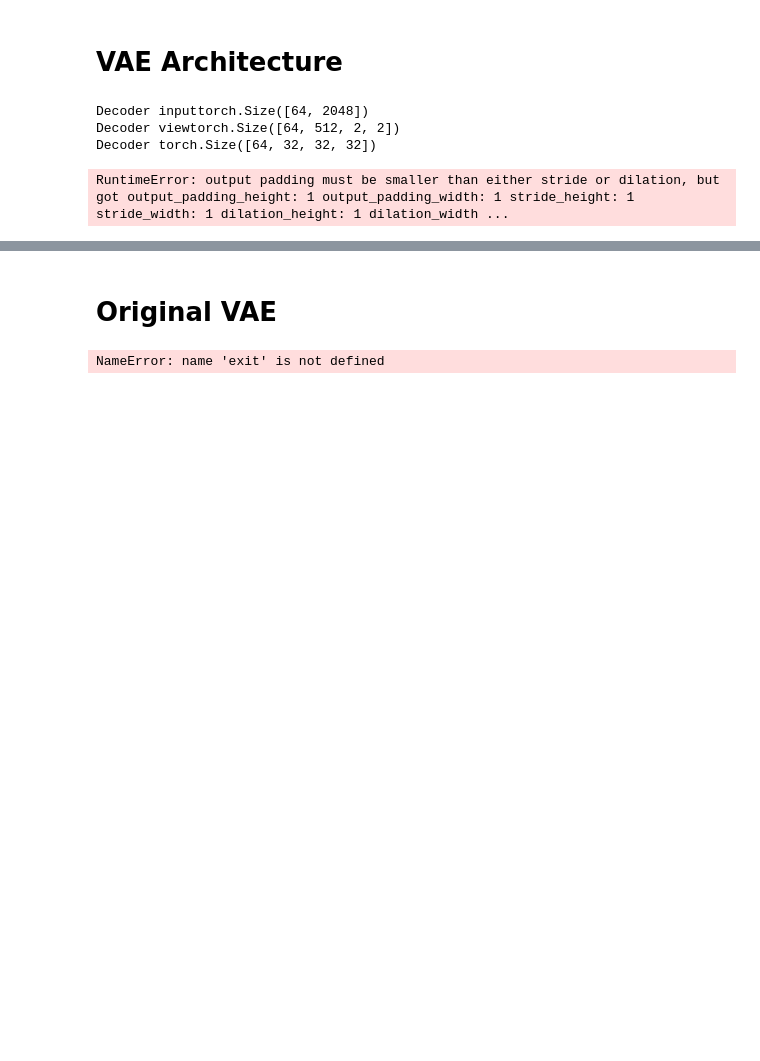
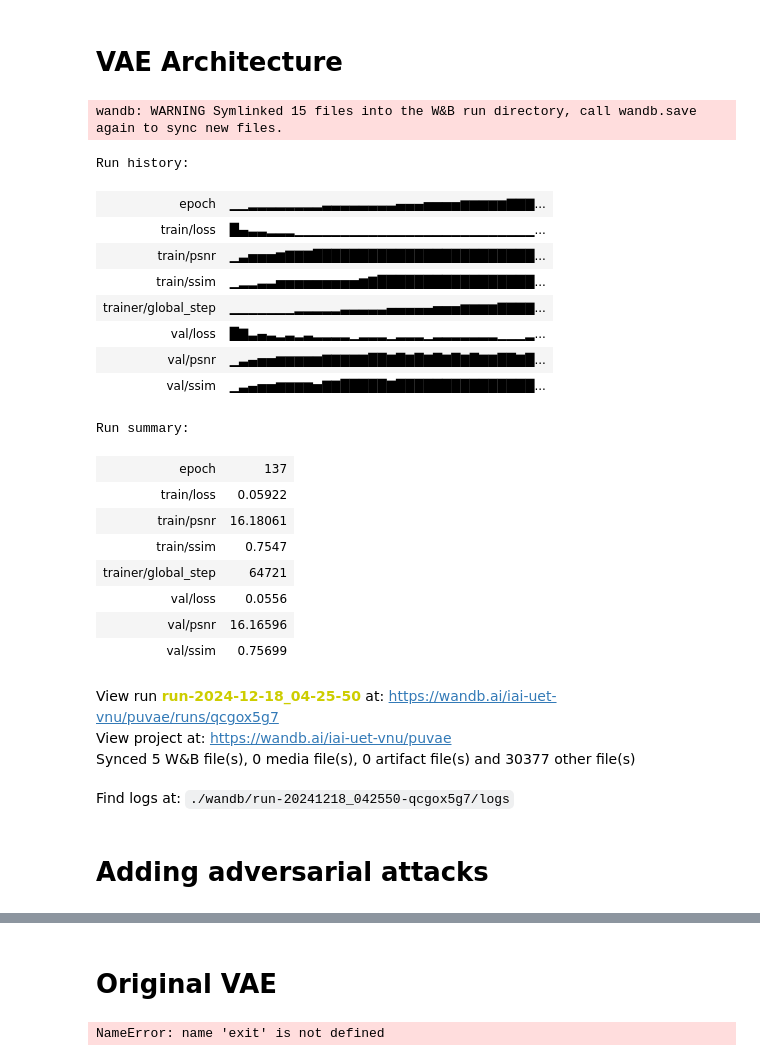
Before and after one commit to Page0526/PuVAE, a Jupyter notebook: notebooks/puvae.ipynb, the cells around one changed output, grey strips where cells are left out. Saved outputs shown, nothing was run; the diff lists cells and outputs as text; code cells hidden in the pictures; blank space fills up the shorter version.

```diff
--- a/notebooks/puvae.ipynb
+++ b/notebooks/puvae.ipynb
@@ -706,10 +705,12 @@ class cVAEModule(pl.LightningModule):
            },
         }
 # %%
-checkpoint_callback = ModelCheckpoint(
+callback = ModelCheckpoint(
    dirpath="checkpoints",
    monitor="train/psnr",
    filename="cVAE-{epoch:02d}-{val_loss:.2f}-{val_acc:.2f}",
    save_top_k=3,
    mode="max",
 )
+
+early_stopping = EarlyStopping(monitor="train/ssim", patience=15, mode="max", verbose=True)
@@ -722,22 +717,46 @@ logger = WandbLogger(project="puvae", name=f"run-{current_datetime}", tags= ["fa
-# %%
-early_stopping = EarlyStopping(monitor="train/psnr", patience=20, mode="max", verbose=True)
 # %%
-model = cVAEModule().to(DEVICE)
+# Get the current date and time
+current_datetime = datetime.now(timezone("UTC")).strftime("%Y-%m-%d_%H-%M-%S")
+logger = WandbLogger(project="puvae", name=f"run-{current_datetime}", tags= ["fashion", "cvae"])
+
+model = cVAEModule()
+
 trainer = pl.Trainer(
     max_epochs=200,
     logger=logger,
-    callbacks = [checkpoint_callback, early_stopping],
+    callbacks = [callback, early_stopping],
     accumulate_grad_batches=2,
     accelerator="gpu" if torch.cuda.is_available() else "cpu",
     devices="auto",
 )
 
 trainer.fit(model, train_dataloaders=train_loader, val_dataloaders=test_loader)
 
 logger.experiment.save("checkpoints/*.ckpt")
 wandb.finish()
 # %% [output]
-Decoder inputtorch.Size([64, 2048])
-Decoder viewtorch.Size([64, 512, 2, 2])
-Decoder torch.Size([64, 32, 32, 32])
+wandb: WARNING Symlinked 15 files into the W&B run directory, call wandb.save again to sync new files.
-RuntimeError: output padding must be smaller than either stride or dilation, but got output_padding_height: 1 output_padding_width: 1 stride_height: 1 stride_width: 1 dilation_height: 1 dilation_width ...
+Run history:
+| epoch | ▁▁▂▂▂▂▂▂▂▂▃▃▃▃▃▃▃▃▄▄▄▅▅▅▅▆▆▆▆▆▇▇▇... |
+| train/loss | █▄▃▃▂▂▂▁▁▁▁▁▁▁▁▁▁▁▁▁▁▁▁▁▁▁▁▁▁▁▁▁▁... |
+| train/psnr | ▁▃▅▅▅▆▇▇▇████████████████████████... |
+| train/ssim | ▁▂▂▃▃▅▅▅▅▅▅▅▅▅▆▇█████████████████... |
+| trainer/global_step | ▁▁▁▁▁▁▁▂▂▂▂▂▃▃▃▃▃▄▄▄▄▄▅▅▅▆▆▆▆▇▇▇▇... |
+| val/loss | █▇▃▄▃▂▃▂▃▂▂▂▂▁▂▂▂▁▂▂▂▁▂▂▂▂▂▂▂▁▁▁▂... |
+| val/psnr | ▁▃▄▅▅▆▆▆▆▆▇▇▇▇▇██▇█▇█▇█▇█▇█▇▇██▇█... |
+| val/ssim | ▁▃▄▅▅▆▆▆▆▅▇▇█████▇███████████████... |
+Run summary:
+| epoch | 137 |
+| train/loss | 0.05922 |
+| train/psnr | 16.18061 |
+| train/ssim | 0.7547 |
+| trainer/global_step | 64721 |
+| val/loss | 0.0556 |
+| val/psnr | 16.16596 |
+| val/ssim | 0.75699 |
+View run run-2024-12-18_04-25-50 at: https://wandb.ai/iai-uet-vnu/puvae/runs/qcgox5g7
+View project at: https://wandb.ai/iai-uet-vnu/puvae
+Synced 5 W&B file(s), 0 media file(s), 0 artifact file(s) and 30377 other file(s)
+Find logs at: ./wandb/run-20241218_042550-qcgox5g7/logs
+# %% [markdown]
+# Adding adversarial attacks
```
Also changed, not shown: parts of 18 cells of this notebook.
